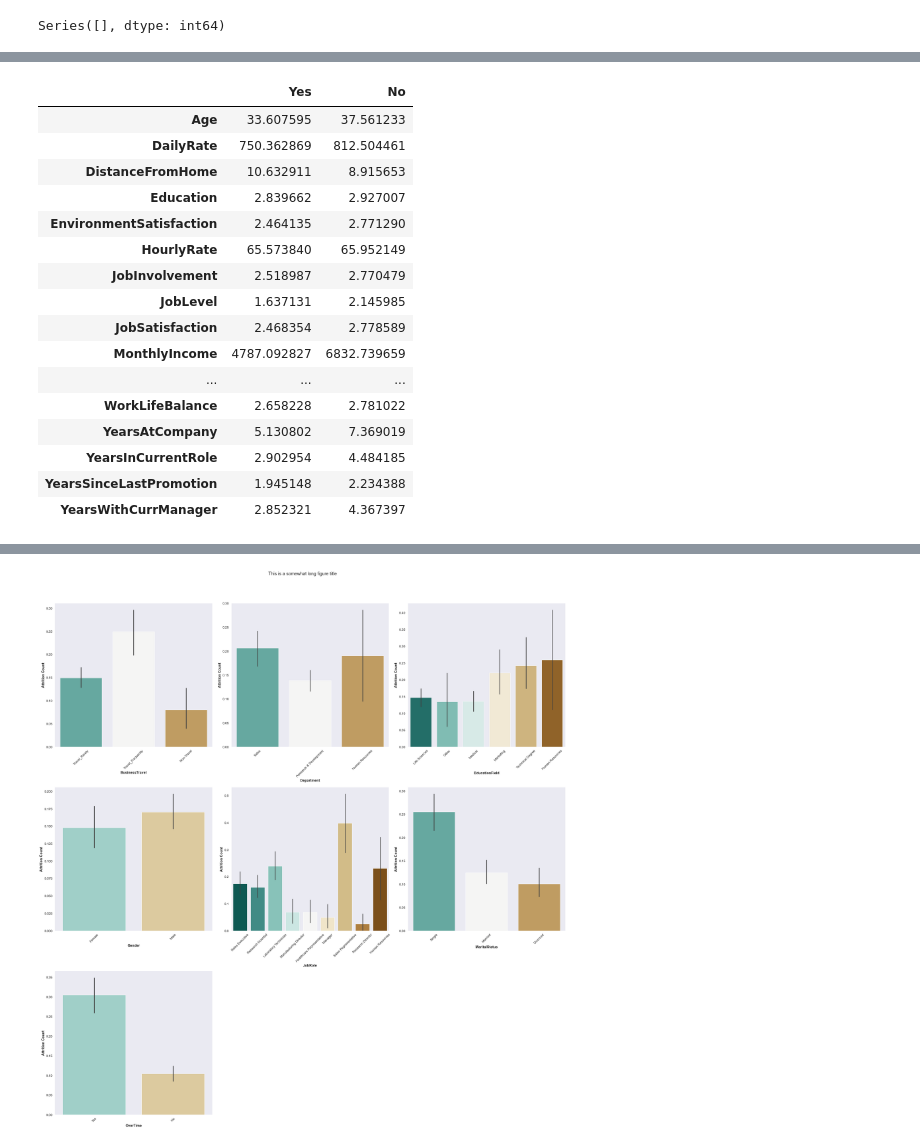
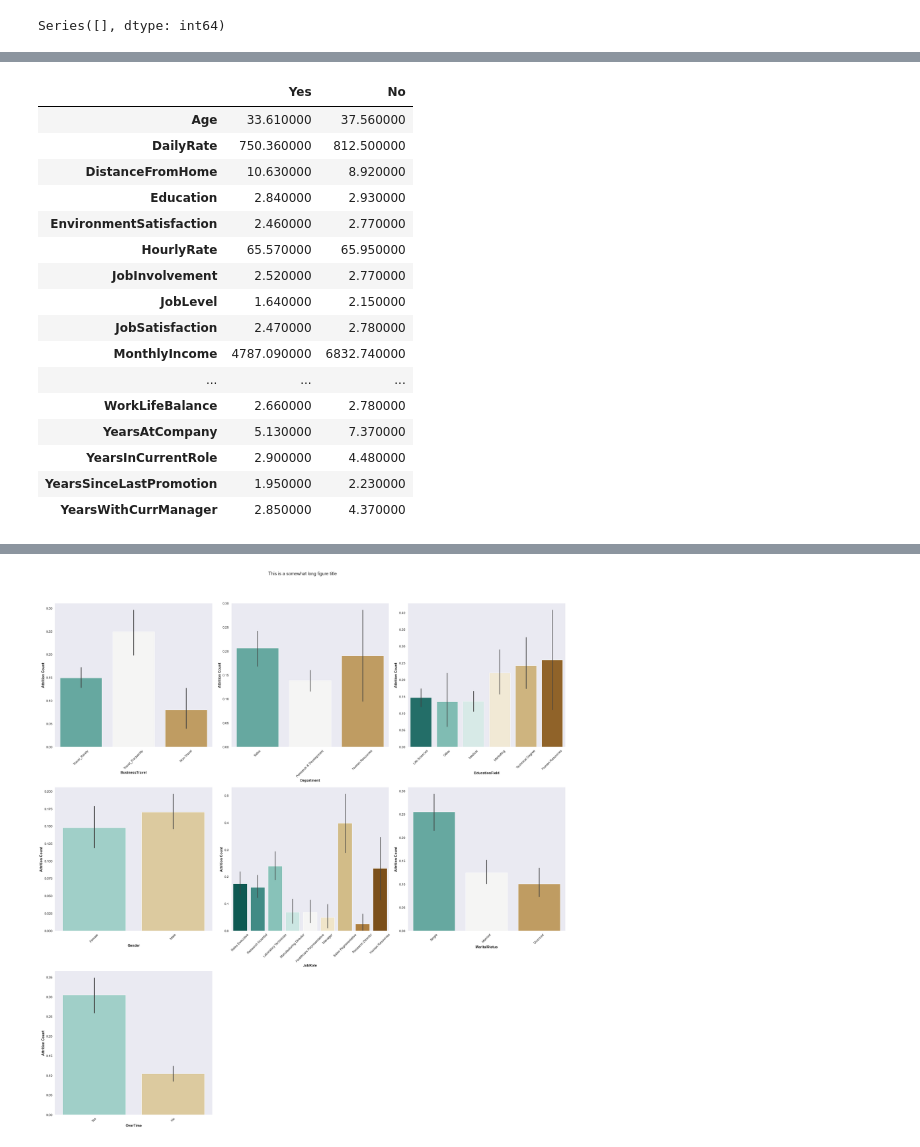
Before and after one commit to gonzalo71/TestGit, a Jupyter notebook: IBM_HR_Analytics_Employee.ipynb, the cells around one changed output, grey strips where cells are left out. Drawn from its saved outputs; the diff is of its cells as text; code cells hidden in the pictures.

```diff
--- a/IBM_HR_Analytics_Employee.ipynb
+++ b/IBM_HR_Analytics_Employee.ipynb
@@ -35,26 +49,26 @@ df.drop(['EmployeeCount', 'EmployeeNumber', 'Over18', 'StandardHours'], axis="co
 # %%
-# trabajadores cansados
-attrition_yes = df.loc[df["Attrition"] == "Yes"].describe().loc["mean"]
-attrition_no = df.loc[df["Attrition"] == "No"].describe().loc["mean"]
+# trabajadores cansados versus no: creamos un dataframe con la media de ambos
+attrition_yes = df.loc[df["Attrition"] == "Yes"].mean()
+attrition_no = df.loc[df["Attrition"] == "No"].mean()
 # %%
 df_mean_attrition = pd.concat((attrition_yes,attrition_no),axis=1)
 df_mean_attrition.columns = ["Yes","No"]
-df_mean_attrition.style.background_gradient(cmap='Blues',axis=1)
+df_mean_attrition.round(2).style.background_gradient(cmap='tab20c_r',axis=1)
 # %% [output]
 |  | Yes | No |
-| Age | 33.607595 | 37.561233 |
-| DailyRate | 750.362869 | 812.504461 |
-| DistanceFromHome | 10.632911 | 8.915653 |
-| Education | 2.839662 | 2.927007 |
-| EnvironmentSatisfaction | 2.464135 | 2.771290 |
-| HourlyRate | 65.573840 | 65.952149 |
-| JobInvolvement | 2.518987 | 2.770479 |
-| JobLevel | 1.637131 | 2.145985 |
-| JobSatisfaction | 2.468354 | 2.778589 |
-| MonthlyIncome | 4787.092827 | 6832.739659 |
+| Age | 33.610000 | 37.560000 |
+| DailyRate | 750.360000 | 812.500000 |
+| DistanceFromHome | 10.630000 | 8.920000 |
+| Education | 2.840000 | 2.930000 |
+| EnvironmentSatisfaction | 2.460000 | 2.770000 |
+| HourlyRate | 65.570000 | 65.950000 |
+| JobInvolvement | 2.520000 | 2.770000 |
+| JobLevel | 1.640000 | 2.150000 |
+| JobSatisfaction | 2.470000 | 2.780000 |
+| MonthlyIncome | 4787.090000 | 6832.740000 |
 | ... | ... | ... |
-| WorkLifeBalance | 2.658228 | 2.781022 |
-| YearsAtCompany | 5.130802 | 7.369019 |
-| YearsInCurrentRole | 2.902954 | 4.484185 |
-| YearsSinceLastPromotion | 1.945148 | 2.234388 |
-| YearsWithCurrManager | 2.852321 | 4.367397 |
+| WorkLifeBalance | 2.660000 | 2.780000 |
+| YearsAtCompany | 5.130000 | 7.370000 |
+| YearsInCurrentRole | 2.900000 | 4.480000 |
+| YearsSinceLastPromotion | 1.950000 | 2.230000 |
+| YearsWithCurrManager | 2.850000 | 4.370000 |
```
Also changed, not shown: parts of 8 cells of this notebook, 2 other files.
